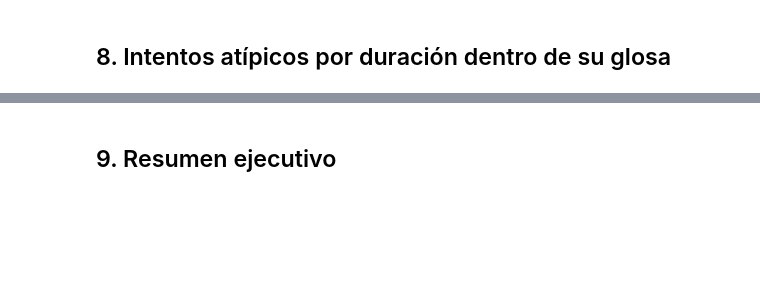
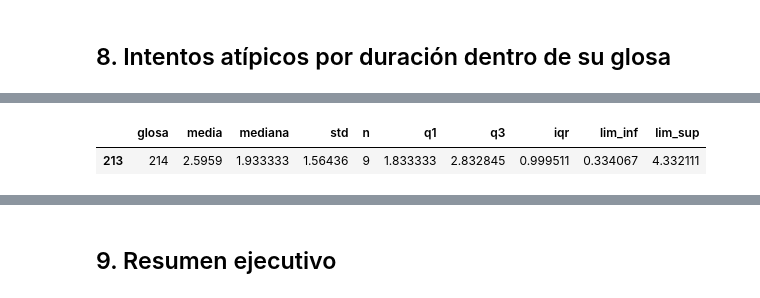
Before and after one commit to CompuPenguins/LSM_a_Esp, a Jupyter notebook: notebooks/eda_lsm_dataset.ipynb, the cells around one changed output, grey strips where cells are left out. Drawn from its saved outputs; the diff is of its cells as text; code cells hidden in the pictures; blank space fills up the shorter version.

```diff
--- a/notebooks/eda_lsm_dataset.ipynb
+++ b/notebooks/eda_lsm_dataset.ipynb
@@ -354,3 +444,8 @@ plt.show()
+# %%
+glosa_stats.nlargest(1, 'std')
+# %% [output]
+|  | glosa | media | mediana | std | n | q1 | q3 | iqr | lim_inf | lim_sup |
+| 213 | 214 | 2.5959 | 1.933333 | 1.56436 | 9 | 1.833333 | 2.832845 | 0.999511 | 0.334067 | 4.332111 |
 # %%
 # ── Distribución de la desviación relativa ───────────────────────────────
 fig, axes = plt.subplots(1, 2, figsize=(14, 4))
```
Also changed, not shown: parts of 17 cells of this notebook.
